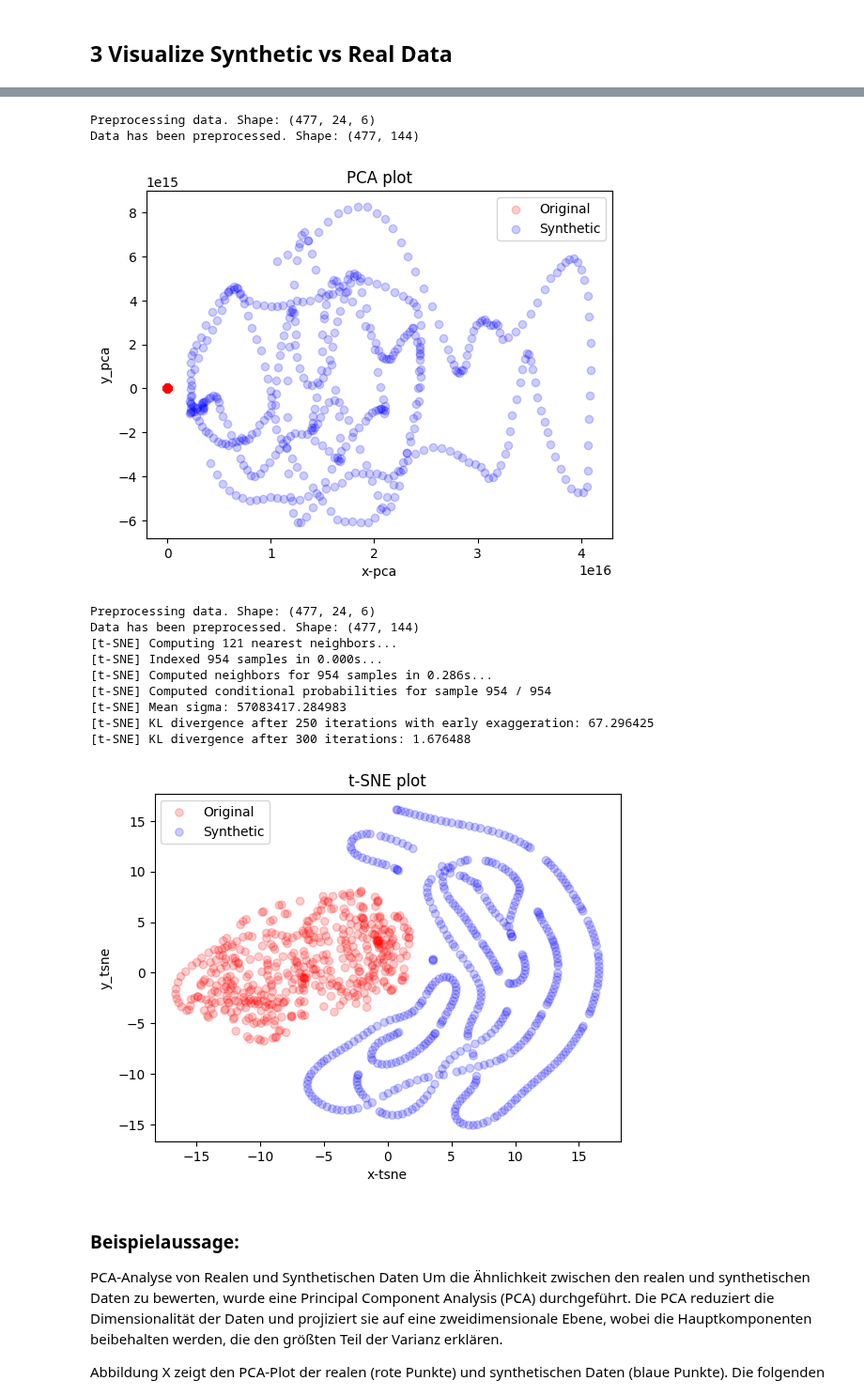
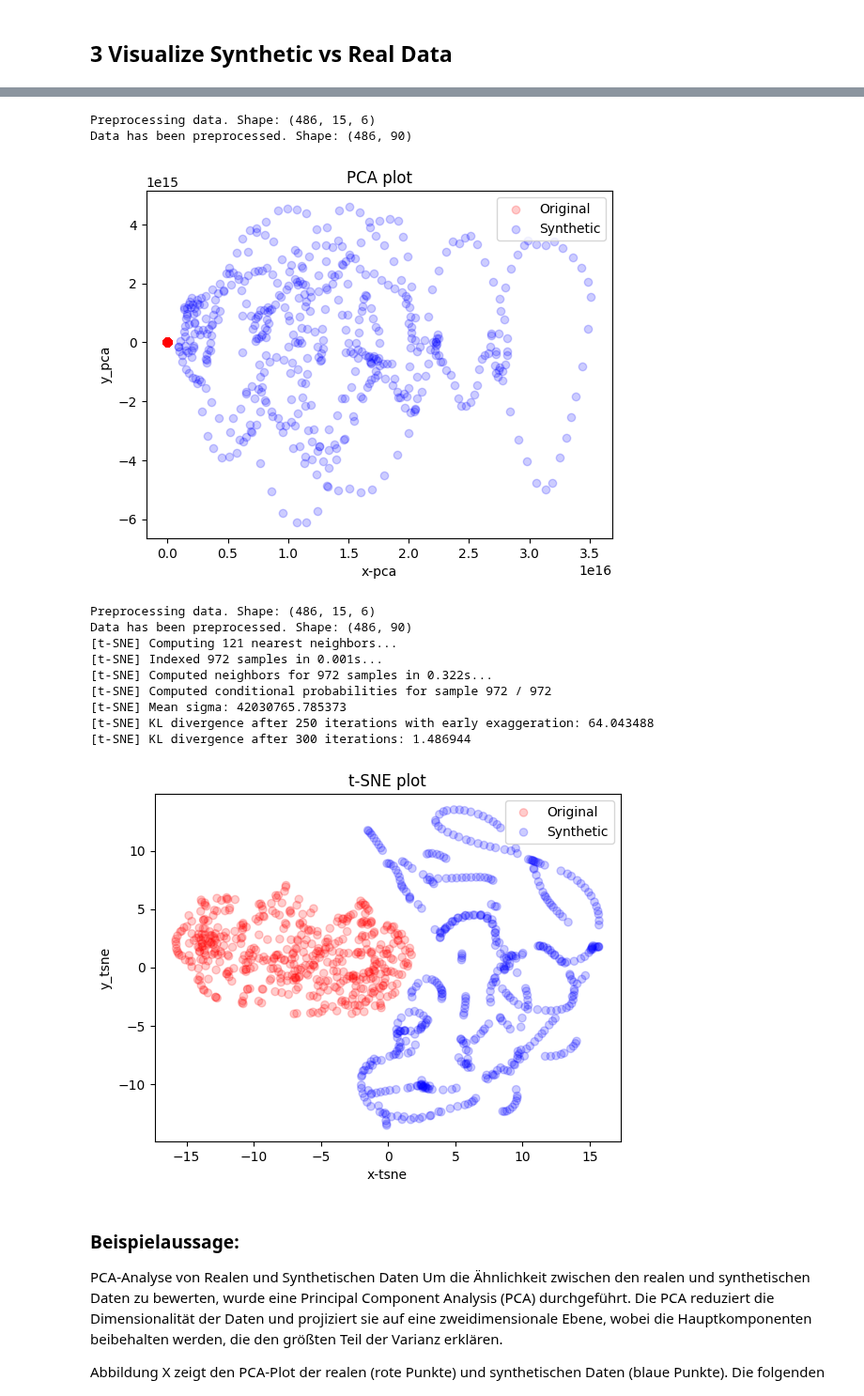
Before and after one commit to arneallwardt/time_series_data_augmentation, a Jupyter notebook: data_evaluation/evaluation_pipeline.ipynb, the cells around one changed output, grey strips where cells are left out. Shown at 94% size. Saved outputs shown, nothing was run; the diff lists cells and outputs as text; code cells hidden in the pictures.

```diff
--- a/data_evaluation/evaluation_pipeline.ipynb
+++ b/data_evaluation/evaluation_pipeline.ipynb
@@ -63,0 +49,19 @@ plot_multiple_time_series_attributes(data_syn, title="Synthetic")
+# %%
+hyperparameters = {
+    "seq_len": 15,
+    "lr": 0.001,
+    "batch_size": 32,
+    "hidden_size": 12,
+    "num_layers": 1,
+    "num_epochs": 1000,
+}
+
+features = ['Close', 'Open', 'High', 'Low', 'Adj Close', 'Volume'] # remember to put the target attribute at the first position and exclude 'Date'
+# %%
+# convert data to numpy
+data_real_numpy = data_real[features].to_numpy()
+data_syn_numpy = data_syn[features].to_numpy()
+# %%
+# split into sequences
+data_real_split = split_data_into_sequences(data_real_numpy, seq_len=hyperparameters["seq_len"])
+data_syn_split = split_data_into_sequences(data_syn_numpy, seq_len=hyperparameters["seq_len"])
@@ -122,20 +103,20 @@ array([[[1.77830002e+02, 1.82880005e+02, 1.77710007e+02, 1.82009995e+02,
 # %%
-visualize(data_real, data_syn, metric='pca')
-visualize(data_real, data_syn, metric='tsne')
+visualize(data_real_split, data_syn_split, metric='pca')
+visualize(data_real_split, data_syn_split, metric='tsne')
 # %% [output]
-Preprocessing data. Shape: (477, 24, 6)
-Data has been preprocessed. Shape: (477, 144)
+Preprocessing data. Shape: (486, 15, 6)
+Data has been preprocessed. Shape: (486, 90)
-[figure, old version]
+[figure, new version]
-Preprocessing data. Shape: (477, 24, 6)
-Data has been preprocessed. Shape: (477, 144)
+Preprocessing data. Shape: (486, 15, 6)
+Data has been preprocessed. Shape: (486, 90)
 [t-SNE] Computing 121 nearest neighbors...
-[t-SNE] Indexed 954 samples in 0.000s...
-[t-SNE] Computed neighbors for 954 samples in 0.286s...
-[t-SNE] Computed conditional probabilities for sample 954 / 954
-[t-SNE] Mean sigma: 57083417.284983
-[t-SNE] KL divergence after 250 iterations with early exaggeration: 67.296425
-[t-SNE] KL divergence after 300 iterations: 1.676488
+[t-SNE] Indexed 972 samples in 0.001s...
+[t-SNE] Computed neighbors for 972 samples in 0.322s...
+[t-SNE] Computed conditional probabilities for sample 972 / 972
+[t-SNE] Mean sigma: 42030765.785373
+[t-SNE] KL divergence after 250 iterations with early exaggeration: 64.043488
+[t-SNE] KL divergence after 300 iterations: 1.486944
-[figure, old version]
+[figure, new version]
 # %% [markdown]
 ### Beispielaussage:
 PCA-Analyse von Realen und Synthetischen Daten
```
Also changed, not shown: parts of 12 cells of this notebook, 6 other files.
